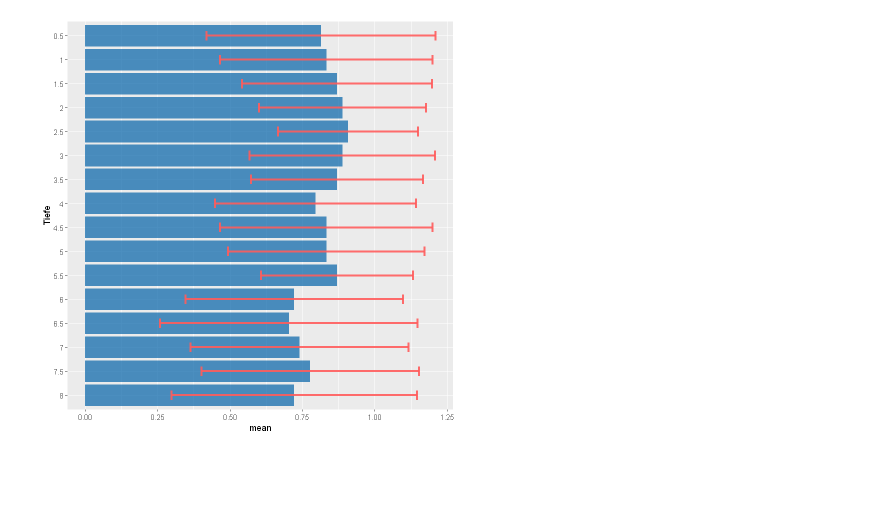
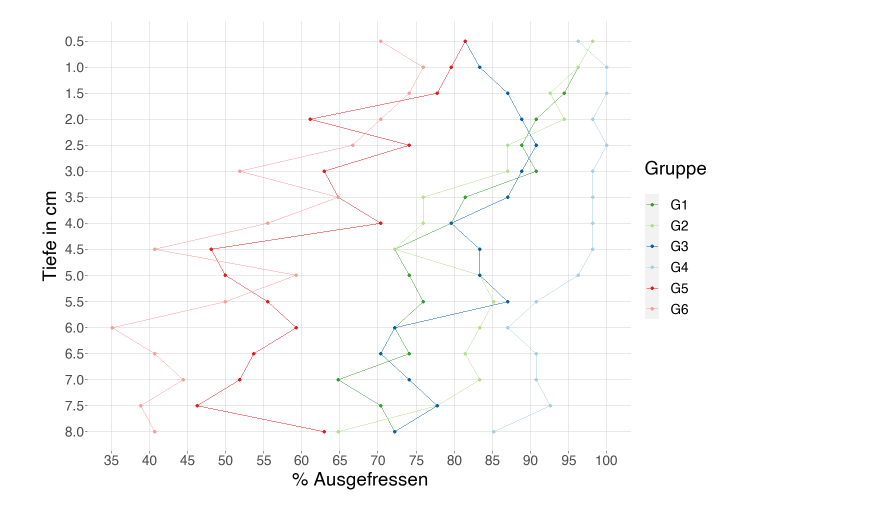
Before and after one commit to juliankraft/BLH-Projekt-Winter, a Jupyter notebook: bite_lamina.ipynb, the cells around one changed output. Saved outputs shown, nothing was run; the diff lists cells and outputs as text; code cells hidden in the pictures; blank space fills up the shorter version.

```diff
--- a/bite_lamina.ipynb
+++ b/bite_lamina.ipynb
@@ -44,9 +114,25 @@ A tibble: 16 × 3
-# %%
-data %>% group_by(Tiefe) %>%
-summarise(mean = mean(Wert), sd = sd(Wert)) %>%
-ggplot()+
-    geom_bar( aes(x=Tiefe, y=mean), stat="identity", fill="#0162a7", alpha=0.7) +
-    geom_errorbar( aes(x=Tiefe, ymin=mean-sd, ymax=mean+sd), width=0.4, colour="#ff5c5c", alpha=0.9, size=1.3) +
-    coord_flip()
-# %% [output]
-[figure, removed]
+# %%
+# Lineplot All
+
+ratio <- list(width = 12, height = 8)
+options(repr.plot.width = ratio$width, repr.plot.height = ratio$height, units = "cm", dpi = 300)
+
+data %>%
+group_by(Gruppe, Tiefe) %>%
+summarise(mean = mean(Wert), sd = sd(Wert), .groups = "drop") %>%
+    ggplot(aes(x = Tiefe, y = mean))+
+    geom_line(aes(color = Gruppe)) +
+    geom_point(aes(color = Gruppe)) +
+    plot_settings +
+        scale_color_manual(values = group_colors) +
+        scale_x_reverse(breaks = seq(8, 0.5, by = -0.5)) +
+        scale_y_continuous(breaks = seq(30, 100, by = 5)) +
+        coord_flip() +
+        labs(
+            x = "Tiefe in cm",
+            y = "% Ausgefressen"
+            )
+
+ggsave("./plots/All_Line.png", width = ratio$width, height = ratio$height, units = "cm", dpi = 300)
+# %% [output]
+[figure, added]
```
Also changed, not shown: parts of 9 cells of this notebook, 17 other files.
